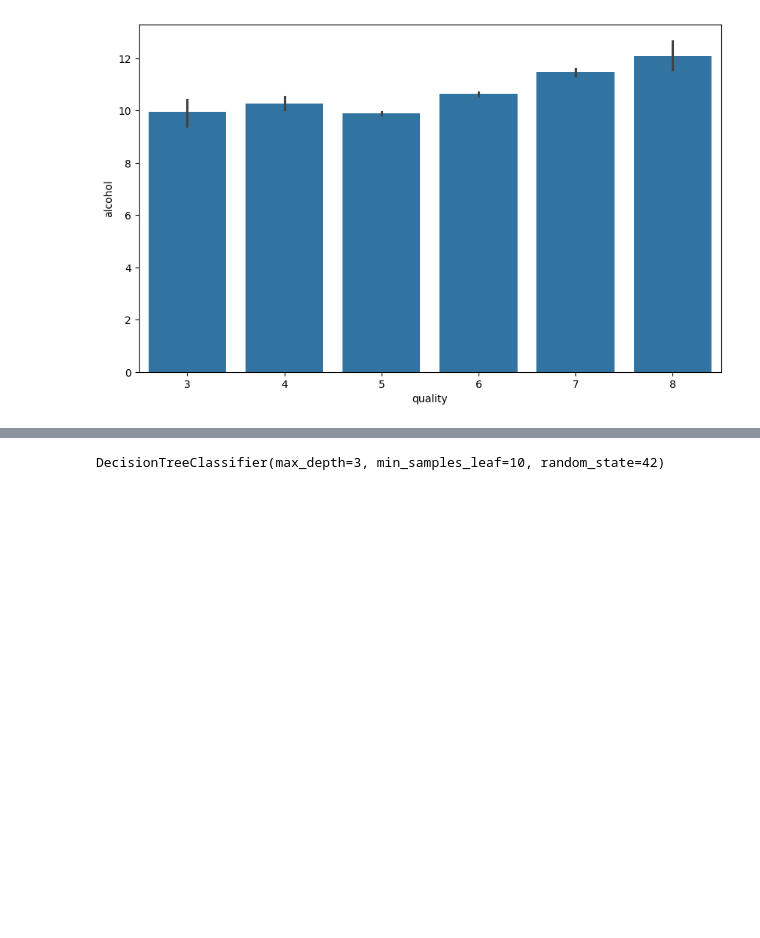
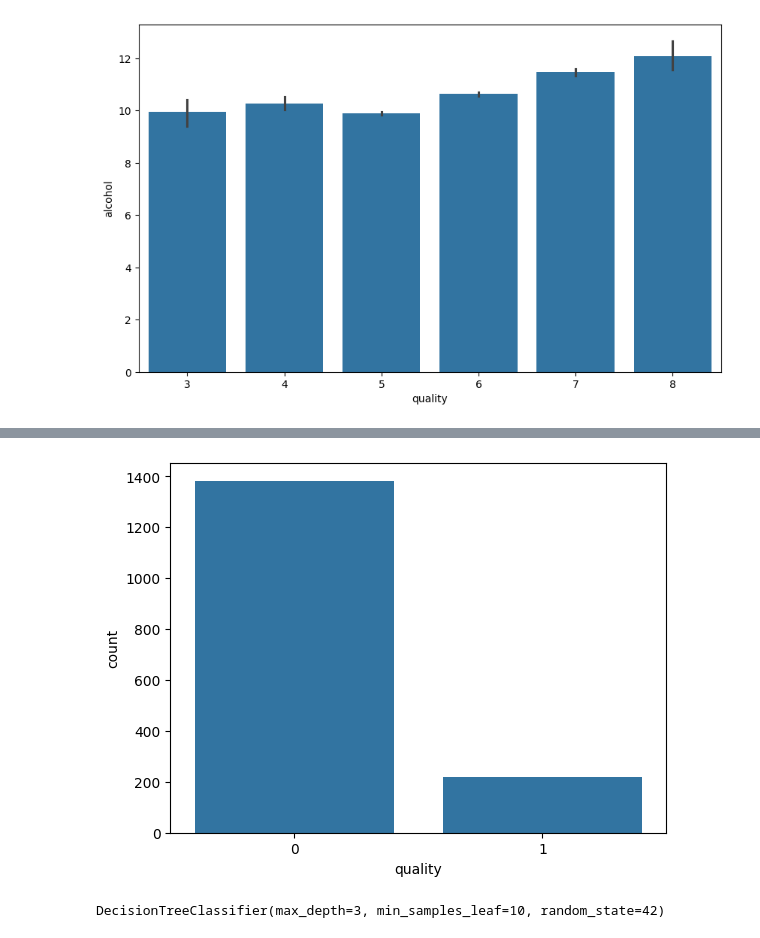
Before and after one commit to Kai-Kun-1/AI-ML-course, a Jupyter notebook: DT_wine.ipynb, the cells around one changed output, grey strips where cells are left out. Cells and saved outputs as stored; diff of their text form; code cells hidden in the pictures; blank space fills up the shorter version.

```diff
--- a/DT_wine.ipynb
+++ b/DT_wine.ipynb
@@ -121,0 +124,14 @@ sns.barplot(x = 'quality', y = 'alcohol', data = wine)
+# %%
+
+
+#Making binary classificaion for the response variable.
+#Dividing wine as good and bad by giving the limit for the quality
+bins = (2, 6.5, 8)
+group_names = ['bad', 'good']
+wine['quality'] = pd.cut(wine['quality'], bins = bins, labels = group_names)
+# %%
+#Now lets assign a labels to our quality variable
+label_quality = LabelEncoder()
+# %%
+#Bad becomes 0 and good becomes 1
+wine['quality'] = label_quality.fit_transform(wine['quality'])
@@ -121,0 +146,6 @@ sns.barplot(x = 'quality', y = 'alcohol', data = wine)
+# %%
+sns.countplot(x='quality', data=wine)
+#sns.countplot(wine['quality'])
+plt.show()
+# %% [output]
+[figure, added]
```
Also changed, not shown: parts of 13 cells of this notebook.
